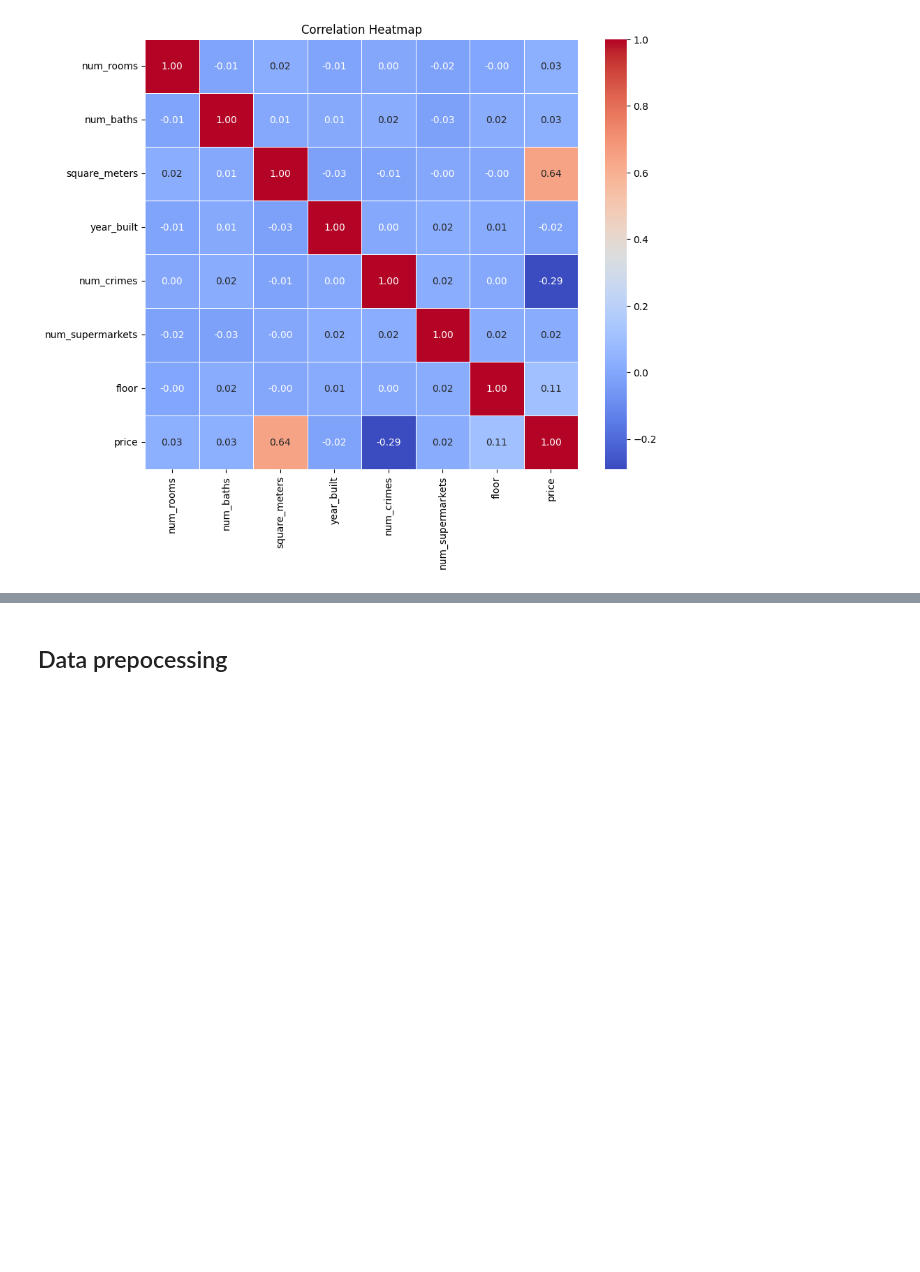
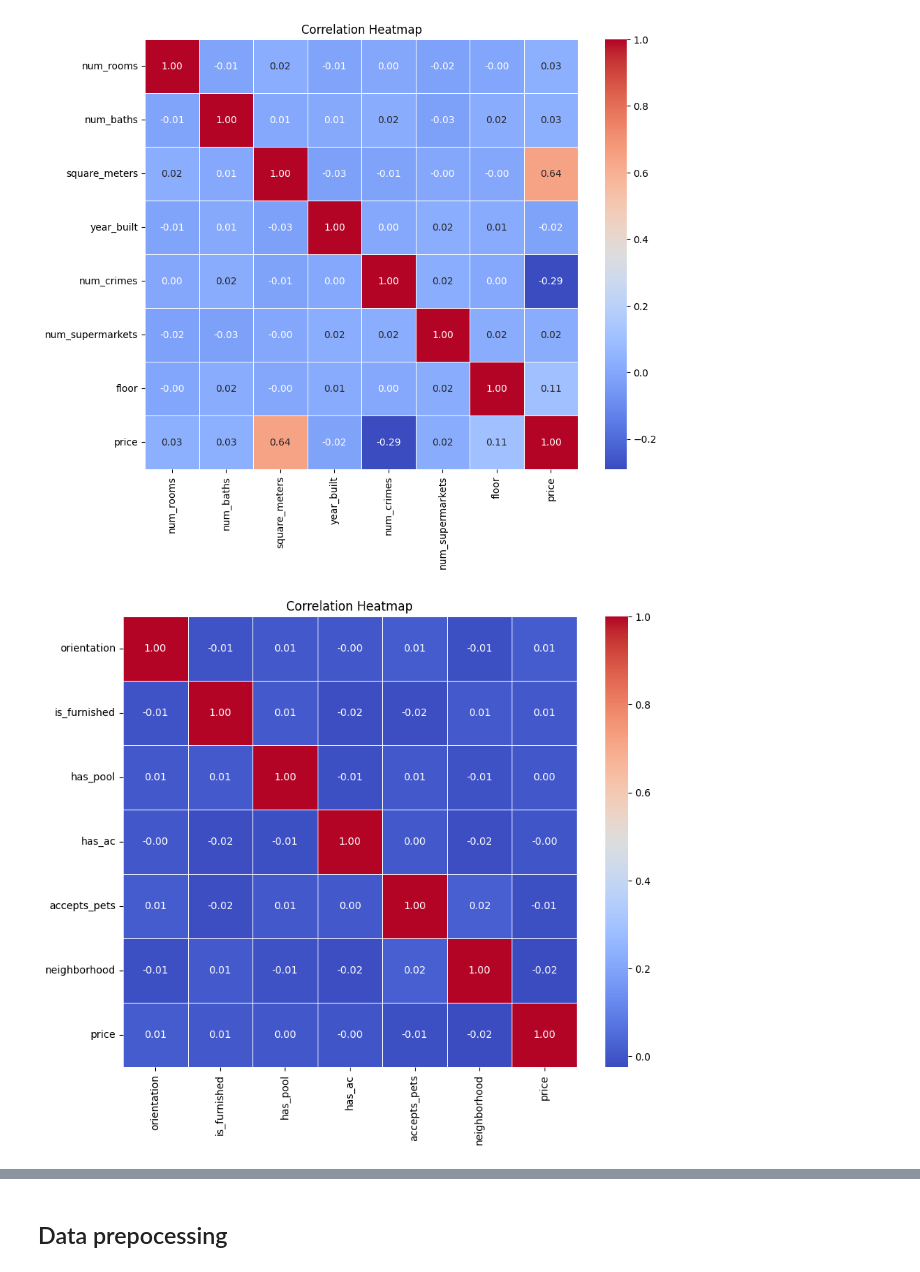
Before and after one commit to viktoriia-yuzkiv/Predicting-Apartment-Prices-in-Barcelona, a Jupyter notebook: Predicting Apartment Prices in Barcelona 2023-Julia.ipynb, the cells around one changed output, grey strips where cells are left out. Cells and saved outputs as stored; diff of their text form; code cells hidden in the pictures; blank space fills up the shorter version.

```diff
--- a/Predicting Apartment Prices in Barcelona 2023-Julia.ipynb
+++ b/Predicting Apartment Prices in Barcelona 2023-Julia.ipynb
@@ -269,3 +269,22 @@ plt.title('Correlation Heatmap')
 plt.show()
 # %% [output]
 [figure]
+# %%
+from sklearn.preprocessing import LabelEncoder
+
+# Encode categorical features
+encoded_df=df_train.copy()
+for feature in categorical_features:
+    le = LabelEncoder()
+    encoded_df[feature] = le.fit_transform(df_train[feature])
+
+# Compute the correlation matrix
+correlation_matrix = encoded_df[categorical_features + ['price']].corr()
+
+# Generate the heatmap
+plt.figure(figsize=(10, 8))
+sns.heatmap(correlation_matrix, annot=True, cmap='coolwarm', fmt=".2f", linewidths=0.5)
+plt.title('Correlation Heatmap')
+plt.show()
+# %% [output]
+[figure, added]
```
Also changed, not shown: parts of 33 cells of this notebook.
